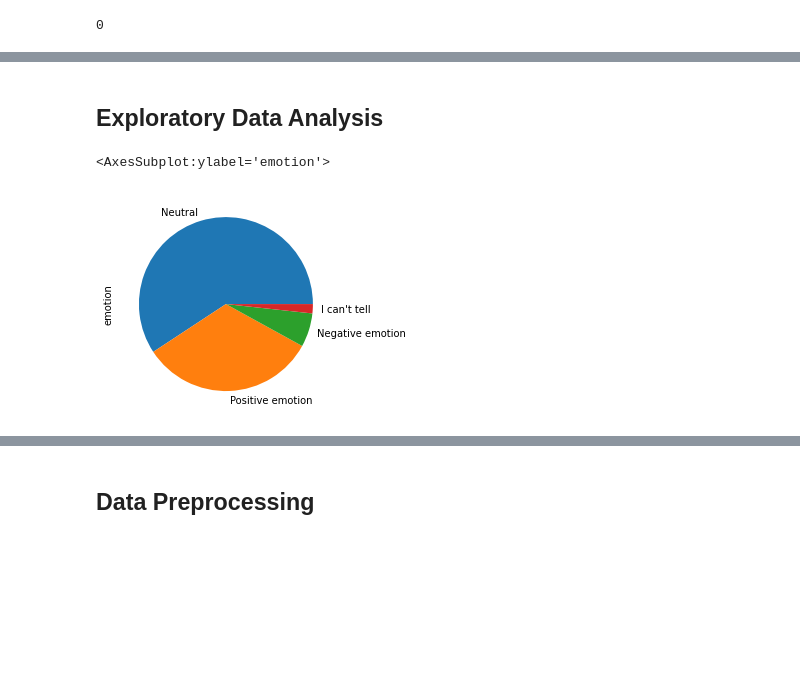
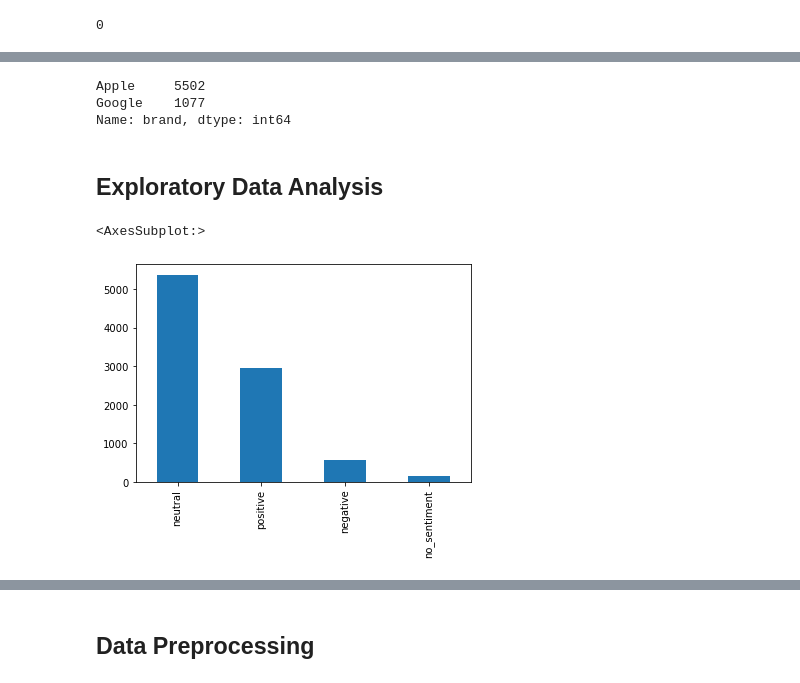
Before and after one commit to jgatharia/Phase_4_Project_, a Jupyter notebook: ruth.ipynb, the cells around one changed output, grey strips where cells are left out. Saved outputs shown, nothing was run; the diff lists cells and outputs as text; code cells hidden in the pictures; blank space fills up the shorter version.

```diff
--- a/ruth.ipynb
+++ b/ruth.ipynb
@@ -140,3 +148,0 @@ data.head()
-# %%
-# Renaming 'No emotion toward a brand or product' as neutral for easy analysis
-data['emotion'] = data['emotion'].replace({'No emotion toward brand or product': 'Neutral'})
@@ -151,0 +149,12 @@ Name: emotion, dtype: int64
+# %%
+#label encode sentiments
+
+label_encoder = {'Negative emotion': 'negative',
+                  'Positive emotion': 'positive',
+                  'I can\'t tell': 'no_sentiment',
+                  'Neutral': 'neutral'}
+
+data['Sentiment'] = data['Sentiment'].map(label_encoder)
+
+# Checking to see if the sentiments have been encoded
+data.Sentiment.value_counts()
@@ -151,0 +173,14 @@ Name: emotion, dtype: int64
+# %%
+# mapping tweet to the product type
+Apple_keywords = ['Apple', 'iPhone', 'iPad', 'MacBook', 'Apple Watch', 'AirPods', 'Apple TV', 'Apple Music', 'iCloud', 'Apple Care', 'iPod', 'Apple Pay', 'ios', 'iPhone app']
+Google_kewords = ['google', 'Android', 'Google Play', 'Google', 'Google Home', 'google play music', 'google music', 'google music app', 'Google Music', 'Google Home Music', 'Google Home', 'Google Home Automation']
+Keywords=Apple_keywords+Google_kewords
+
+def get_product_classification(Text):
+    for keyword in Keywords:
+        for keyword in Keywords:
+           if re.search(r'\b' + re.escape(keyword) + r'\b', Text, re.IGNORECASE):
+              return keyword
+
+data['Product'] = data.apply(lambda row: get_product_classification(row['Text']) if row['Product'] == "Unknown Product" else row['Product'], axis=1)
+data['Product'].value_counts()
@@ -152,7 +245,22 @@ Name: emotion, dtype: int64
+# %%
+brand = {'Android': 'Google', 'Android App': 'Google', 'Apple': 'Apple', 'Gmail': 'Google',
+         'Google': 'Google', 'Google AdWords': 'Google', 'Google Analytics': 'Google',
+         'Google Chrome': 'Google', 'Google Docs': 'Google', 'Google Maps': 'Google',
+         'Google Search': 'Google', 'Other Apple product or service': 'Apple',
+         'Other Google product or service': 'Google', 'YouTube': 'Google', 'apple': 'Apple',
+         'iPad': 'Apple', 'iPad or iPhone App': 'Apple', 'iPhone': 'Apple', 'ios': 'Apple'}
+
+# Applying the mapping
+data['brand'] = data['Product'].map(brand)
+data['brand'].value_counts()
+# %% [output]
+Apple     5502
+Google    1077
+Name: brand, dtype: int64
 # %% [markdown]
 ## Exploratory Data Analysis
 # %%
-data["emotion"].value_counts().plot(kind="pie")
+data["Sentiment"].value_counts().plot(kind="bar")
 # %% [output]
-<AxesSubplot:ylabel='emotion'>
+<AxesSubplot:>
-[figure, old version]
+[figure, new version]
```
Also changed, not shown: parts of 42 cells of this notebook.
